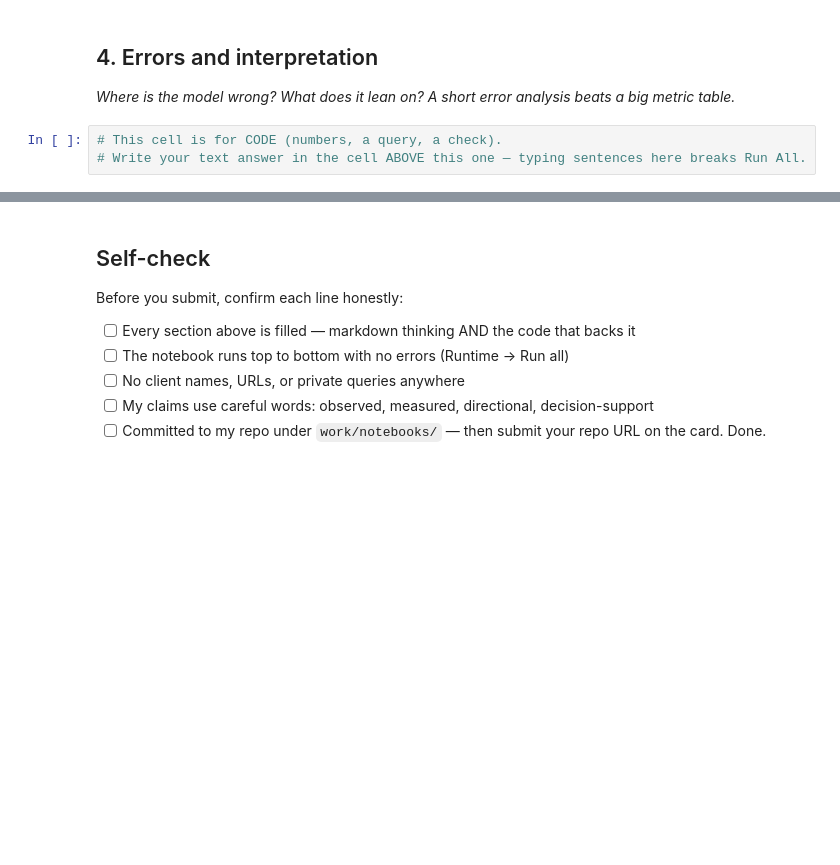
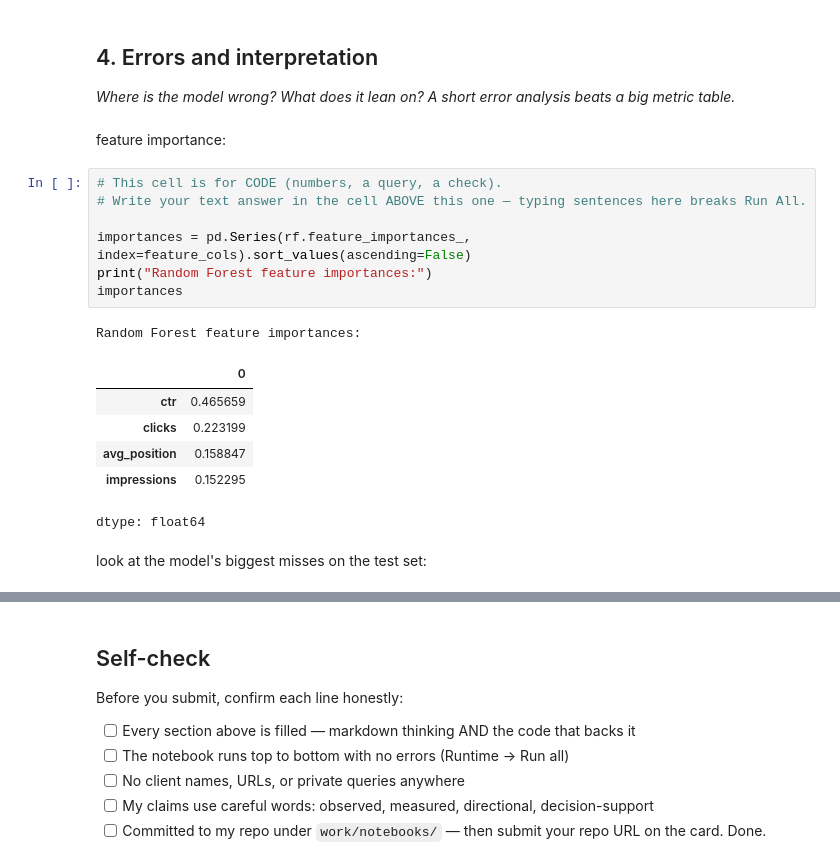
Before and after one commit to sobaannr/FlyRank-Internship, a Jupyter notebook: work/notebooks/w05_model.ipynb, the cells around one changed output, grey strips where cells are left out. Drawn from its saved outputs; the diff is of its cells as text; blank space fills up the shorter version.

```diff
--- a/work/notebooks/w05_model.ipynb
+++ b/work/notebooks/w05_model.ipynb
@@ -31,6 +257,22 @@ This skeleton is yours to fill. Work the sections **in order** — each one has
 ## 4. Errors and interpretation
 
 *Where is the model wrong? What does it lean on? A short error analysis beats a big metric table.*
+# %% [markdown]
+feature importance:
 # %%
 # This cell is for CODE (numbers, a query, a check).
 # Write your text answer in the cell ABOVE this one — typing sentences here breaks Run All.
+
+importances = pd.Series(rf.feature_importances_, index=feature_cols).sort_values(ascending=False)
+print("Random Forest feature importances:")
+importances
+# %% [output]
+Random Forest feature importances:
+|  | 0 |
+| ctr | 0.465659 |
+| clicks | 0.223199 |
+| avg_position | 0.158847 |
+| impressions | 0.152295 |
+dtype: float64
+# %% [markdown]
+look at the model's biggest misses on the test set:
```
Also changed, not shown: parts of 21 cells of this notebook.
